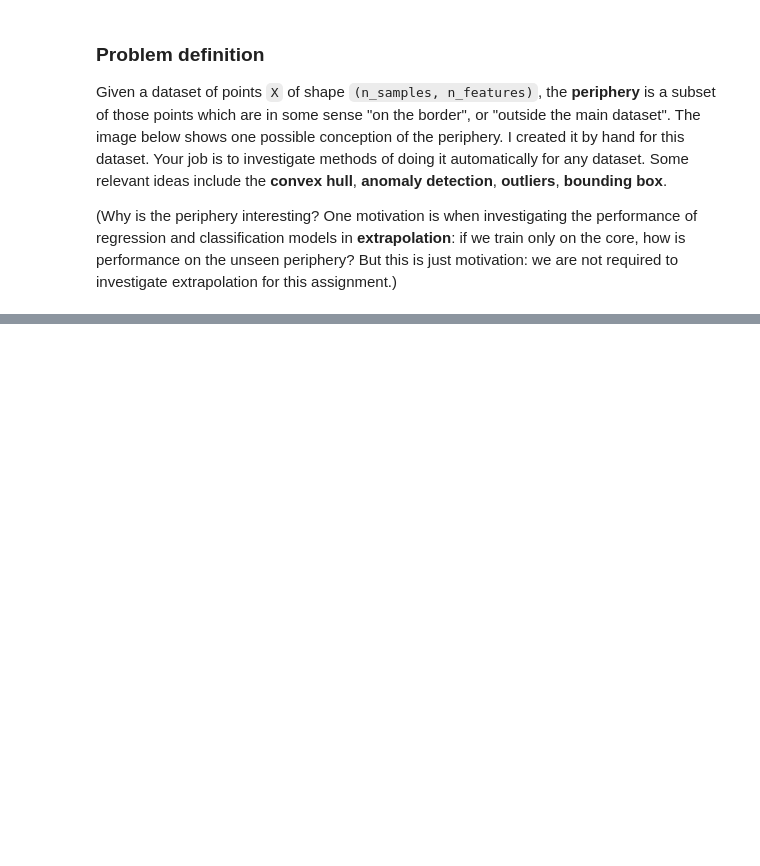
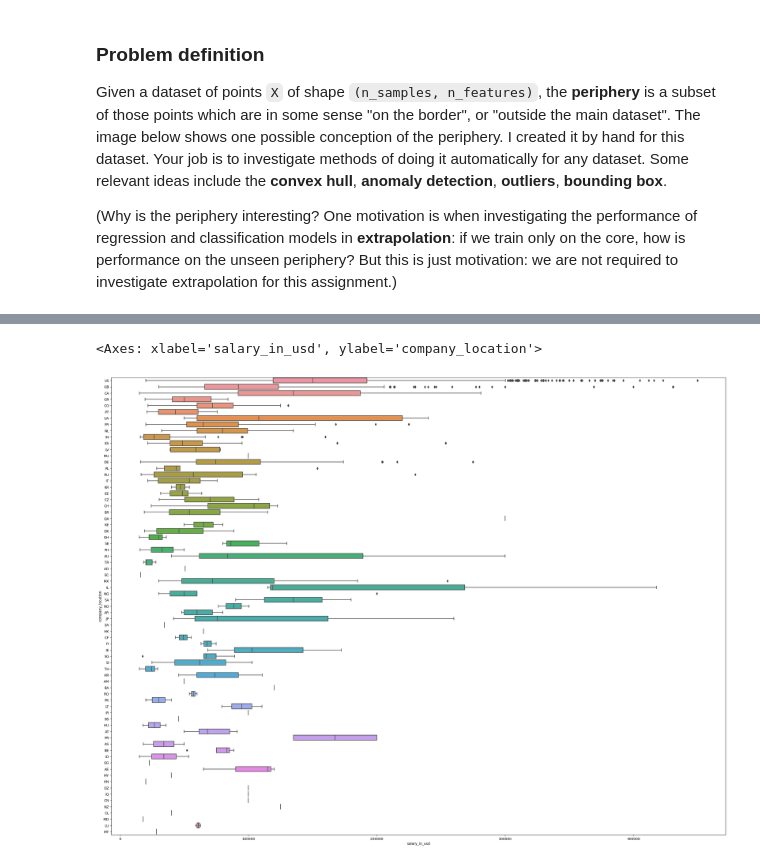
Before and after one commit to RafaelNovais/MasterAI, a Jupyter notebook: Assignment_2_Periphery.ipynb, the cells around one changed output, grey strips where cells are left out. Saved outputs shown, nothing was run; the diff lists cells and outputs as text; code cells hidden in the pictures; blank space fills up the shorter version.

```diff
--- a/Assignment_2_Periphery.ipynb
+++ b/Assignment_2_Periphery.ipynb
@@ -80,0 +128,7 @@ plt.show()
+# %%
+ax = sns.boxplot(x='salary_in_usd', y='company_location', data=data,orient='h' )
+ax.figure.set_size_inches(32,24)
+ax
+# %% [output]
+<Axes: xlabel='salary_in_usd', ylabel='company_location'>
+[figure, added]
```
Also changed, not shown: parts of 4 cells of this notebook.
